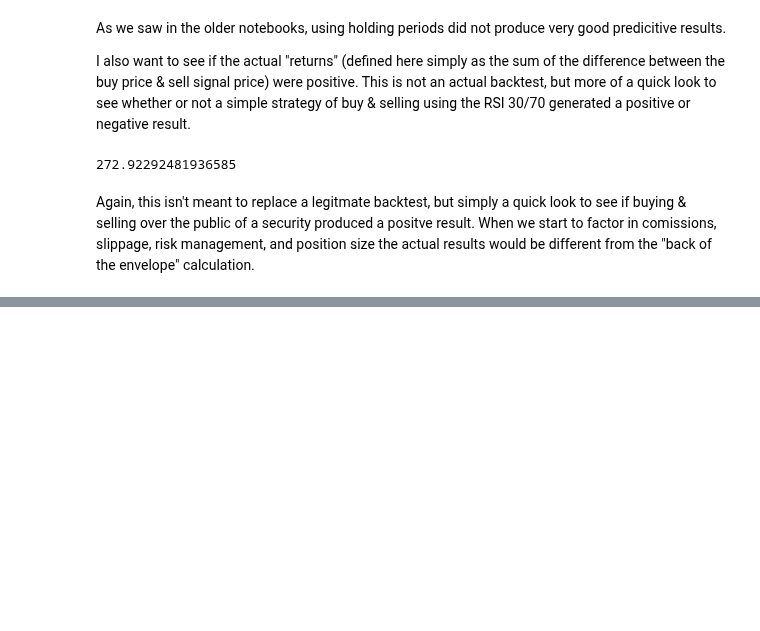
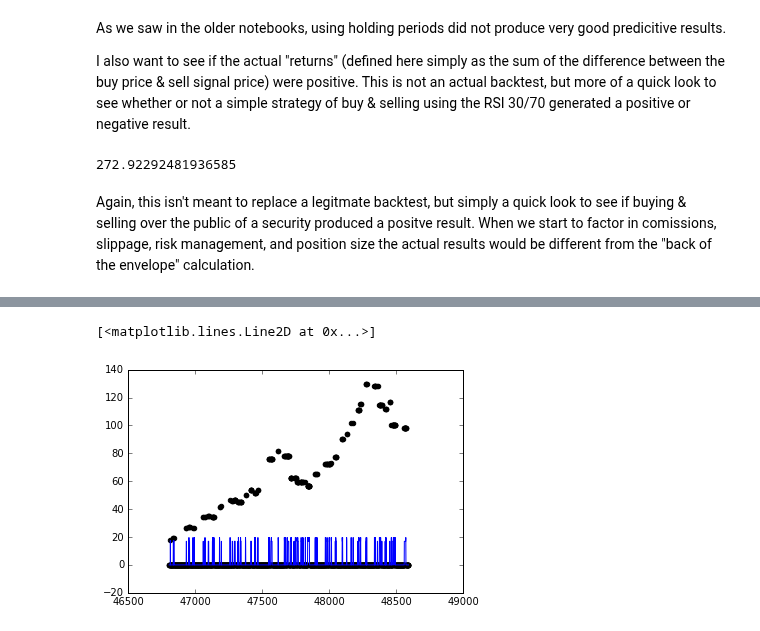
Before and after one commit to theofanislekkas/mlnd, a Jupyter notebook: rsi/RSI Reboot-Copy1.ipynb, the cells around one changed output, grey strips where cells are left out. Saved outputs shown, nothing was run; the diff lists cells and outputs as text; code cells hidden in the pictures; blank space fills up the shorter version.

```diff
--- a/rsi/RSI Reboot-Copy1.ipynb
+++ b/rsi/RSI Reboot-Copy1.ipynb
@@ -543,0 +733,6 @@ Again, this isn't meant to replace a legitmate backtest, but simply a quick look
+# %%
+plt.scatter(new_ftest.index, new_ptest, color='black')
+plt.plot(new_ftest.index, tree9_5_predict, color='blue', linewidth=1)
+# %% [output]
+[<matplotlib.lines.Line2D at 0x...>]
+[figure, added]
```
Also changed, not shown: parts of 40 cells of this notebook.
